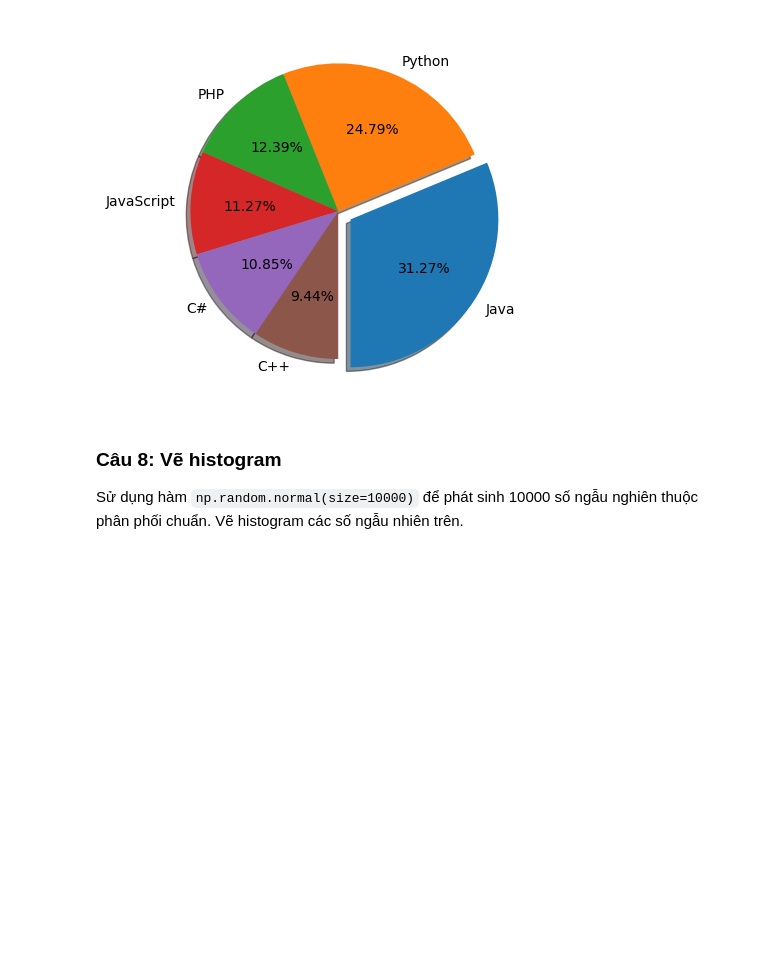
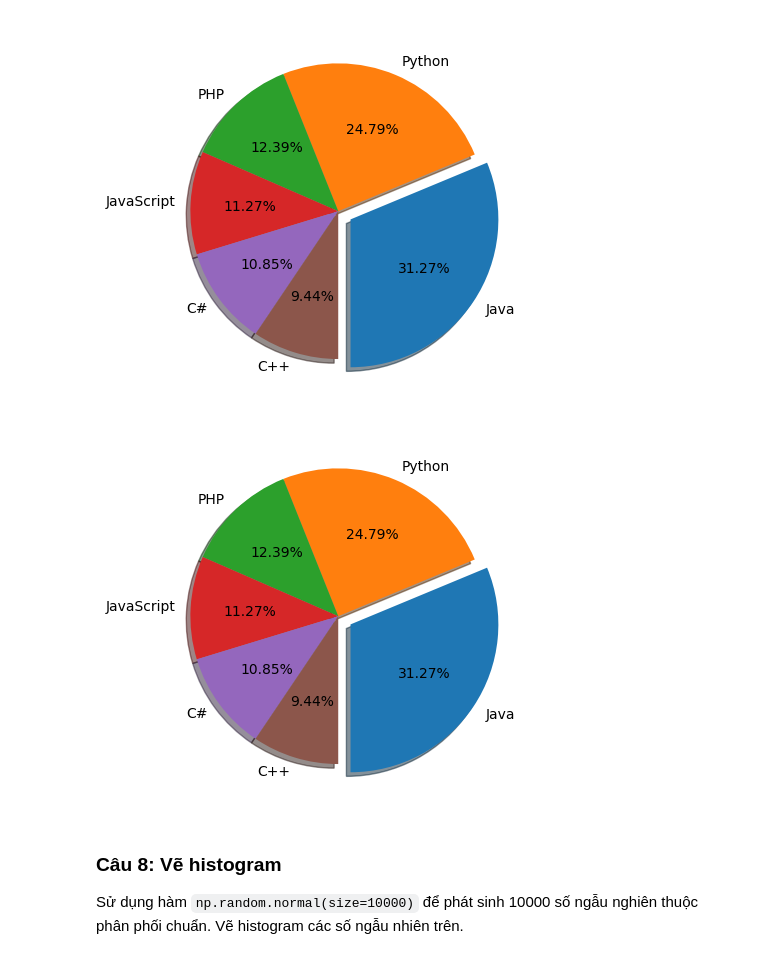
Before and after one commit to ur77ec17235/Computer-statistics_and_applications, a Jupyter notebook: week 2/tkud_lab02_ex (1).ipynb, the cells around one changed output. Drawn from its saved outputs; the diff is of its cells as text; code cells hidden in the pictures; blank space fills up the shorter version.

```diff
--- a/week 2/tkud_lab02_ex (1).ipynb
+++ b/week 2/tkud_lab02_ex (1).ipynb
@@ -306,3 +305,18 @@ plt.show()
+# %%
+# YOUR CODE HERE
+
+y = np.array([31.27,24.79,12.39,11.27,10.85,9.44])
+y_label = [ "Java","Python", "PHP", "JavaScript","C#",  "C++"]
+y_explode = [0.1, 0, 0, 0,0,0]
+
+
+# fig, ax = plt.subplots()
+# ax.pie(y, labels=y_label, autopct='%1.1f%%', explode= y_explode, shadow="gray", startangle=20)
+
+plt.pie(y, labels= y_label, explode= y_explode, shadow="True", startangle= -90, autopct="%1.2f%%")
+plt.show()
+# %% [output]
+[figure, added]
 # %% [markdown]
 ### Câu 8: Vẽ histogram
 
```
Also changed, not shown: parts of 9 cells of this notebook, 4 other files.
